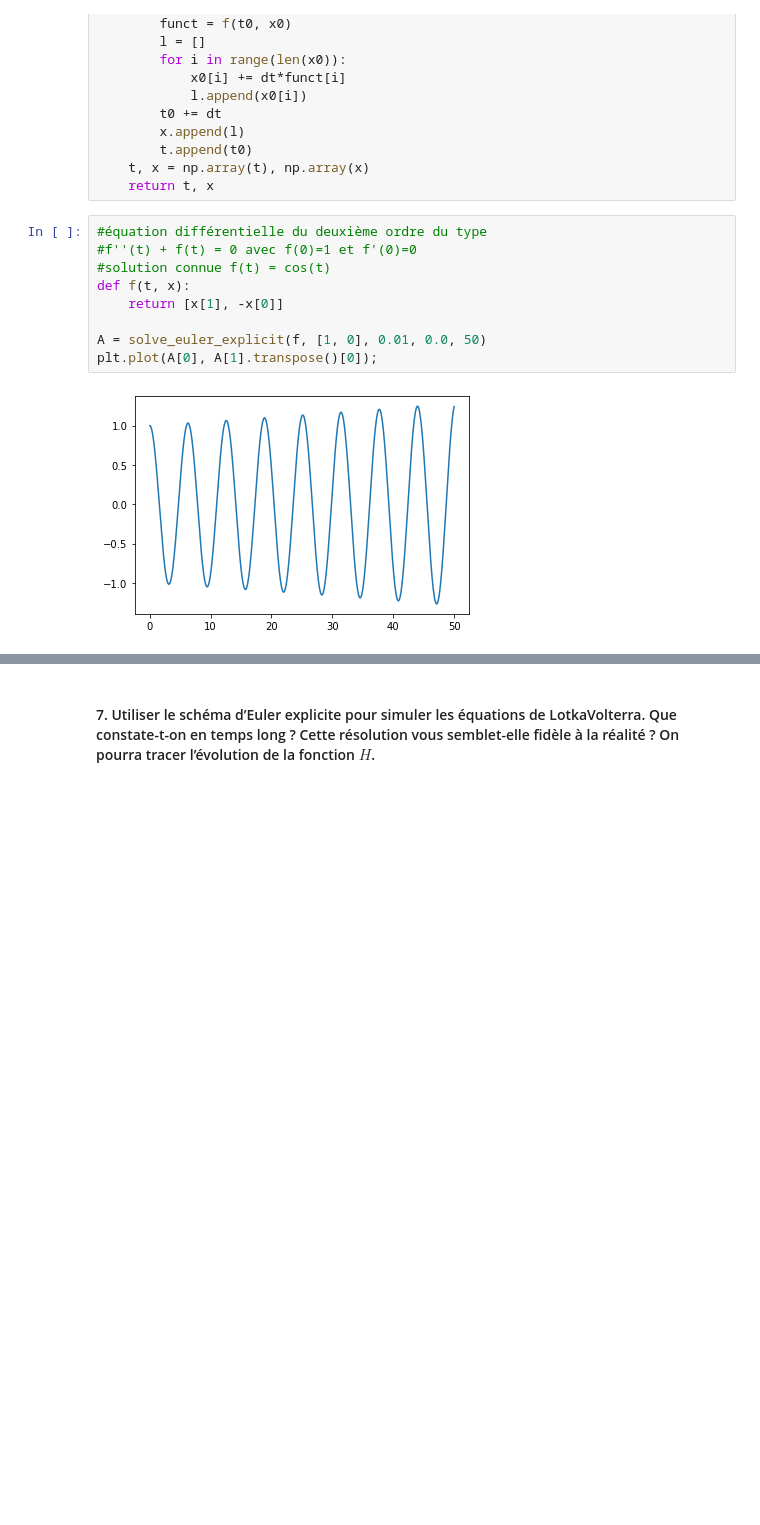
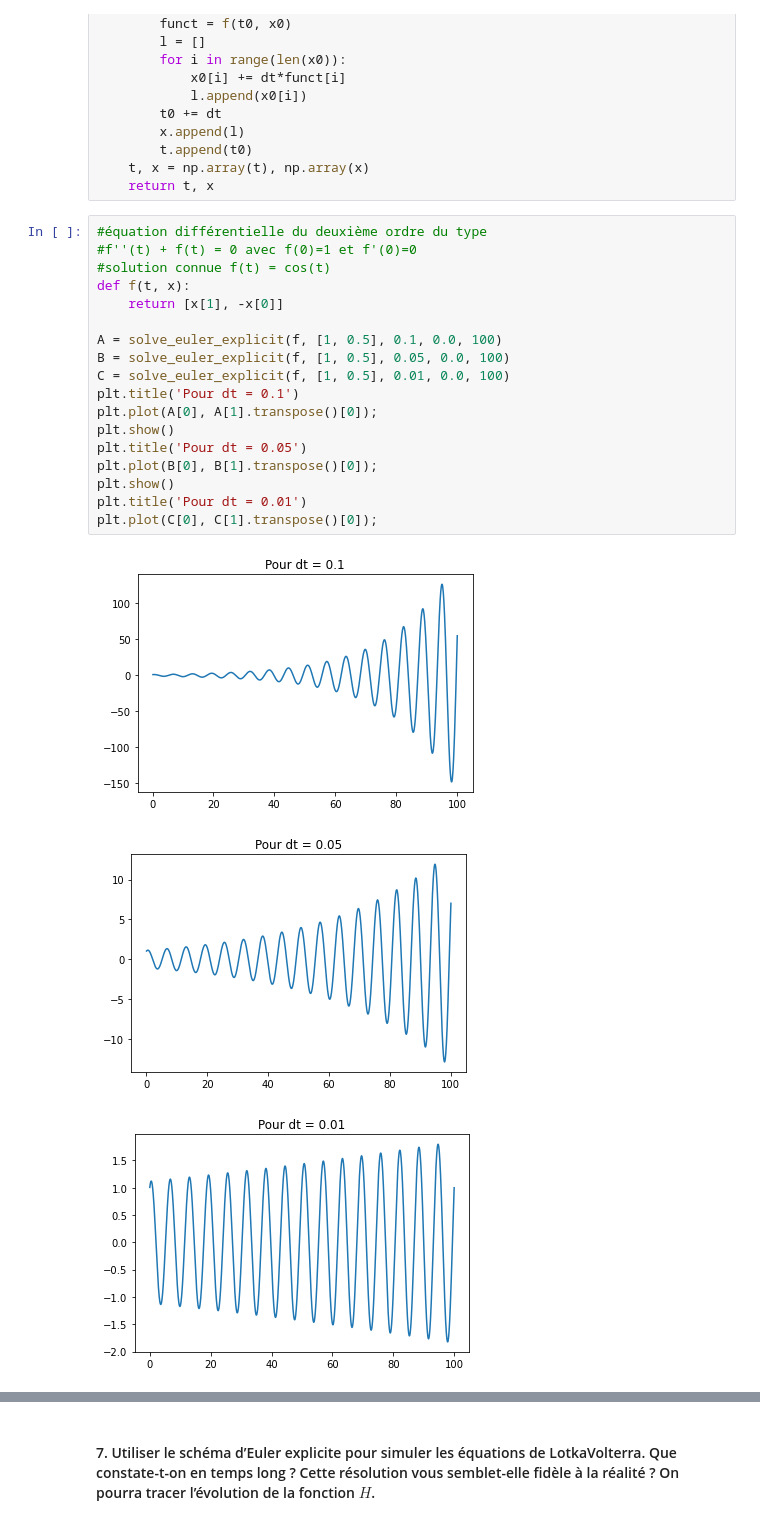
Before and after one commit to Martin-GE/projet_equa_diff, a Jupyter notebook: Projet équations différentielles.ipynb, the cells around one changed output, grey strips where cells are left out. Cells and saved outputs as stored; diff of their text form; blank space fills up the shorter version.

```diff
--- a/Projet équations différentielles.ipynb
+++ b/Projet équations différentielles.ipynb
@@ -168,11 +273,22 @@ def solve_euler_explicit(f, x0, dt, t0, tf):
 # %%
 #équation différentielle du deuxième ordre du type
 #f''(t) + f(t) = 0 avec f(0)=1 et f'(0)=0
 #solution connue f(t) = cos(t)
 def f(t, x):
     return [x[1], -x[0]]
 
-A = solve_euler_explicit(f, [1, 0], 0.01, 0.0, 50)
+A = solve_euler_explicit(f, [1, 0.5], 0.1, 0.0, 100)
+B = solve_euler_explicit(f, [1, 0.5], 0.05, 0.0, 100)
+C = solve_euler_explicit(f, [1, 0.5], 0.01, 0.0, 100)
+plt.title('Pour dt = 0.1')
 plt.plot(A[0], A[1].transpose()[0]);
+plt.show()
+plt.title('Pour dt = 0.05')
+plt.plot(B[0], B[1].transpose()[0]);
+plt.show()
+plt.title('Pour dt = 0.01')
+plt.plot(C[0], C[1].transpose()[0]);
 # %% [output]
-[figure, old version]
+[figure, new version]
+[figure, added]
+[figure, added]
```
Also changed, not shown: parts of 28 cells of this notebook.
